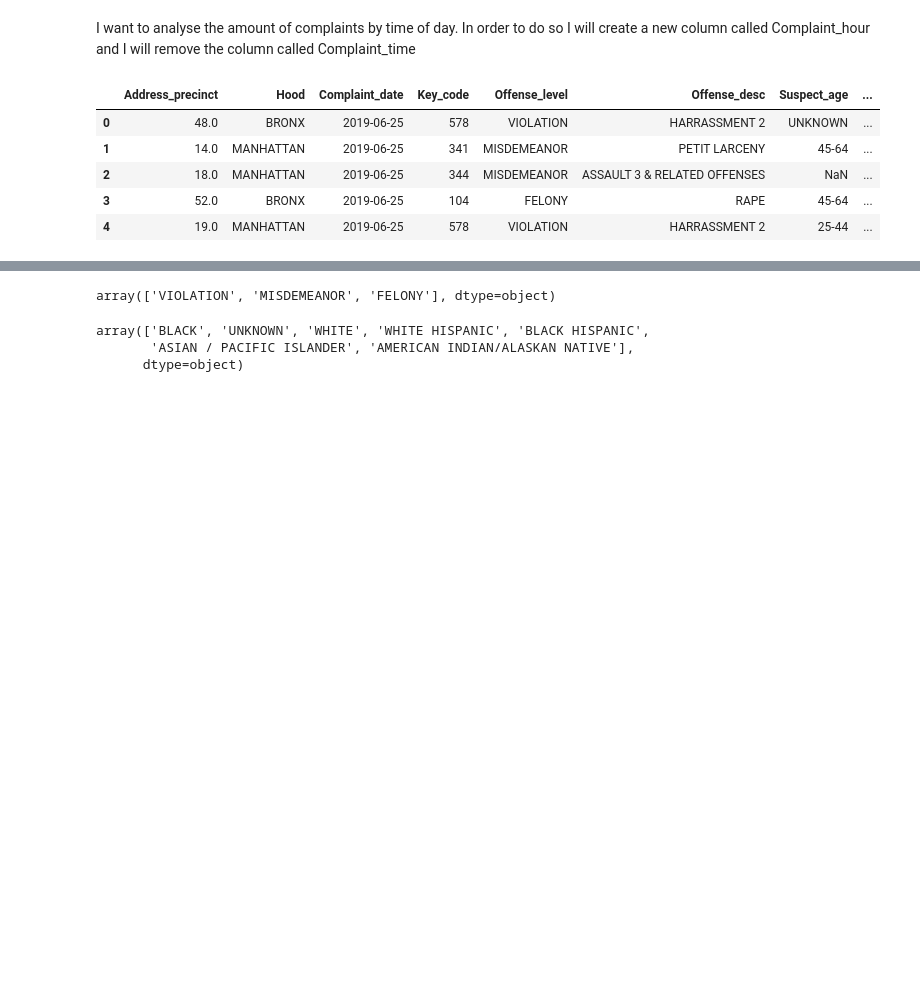
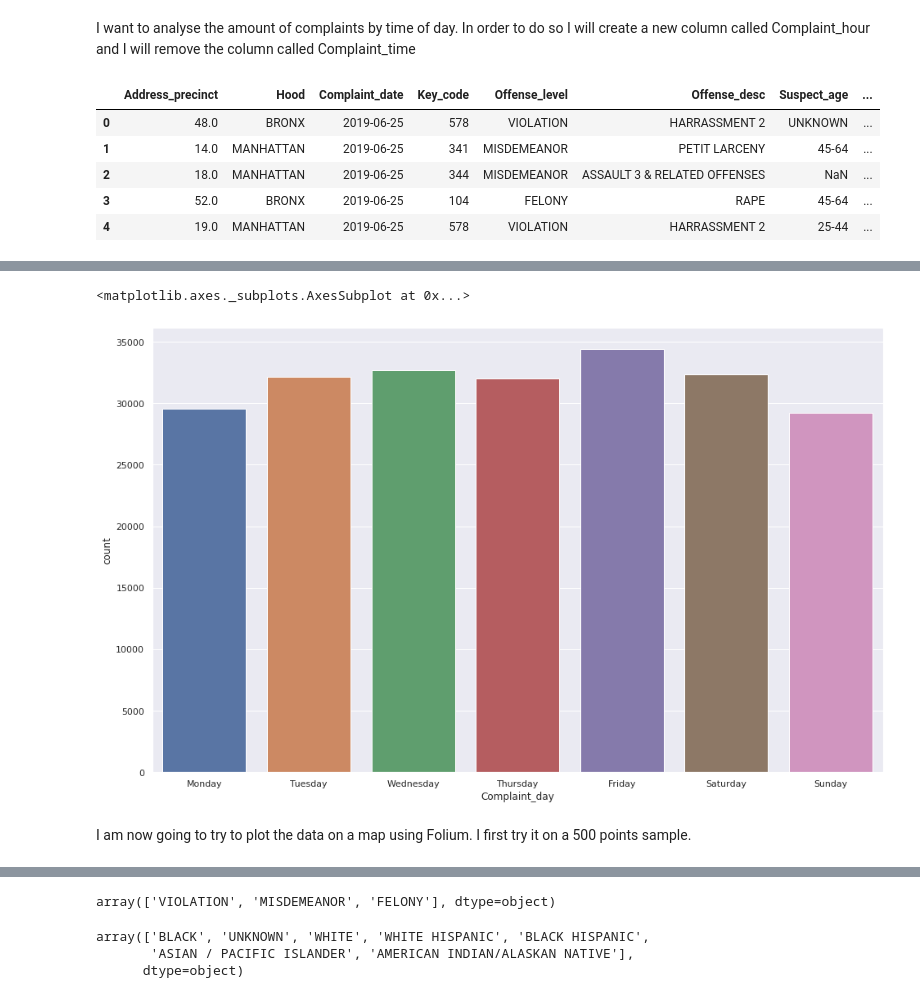
Before and after one commit to ta-data-bcn/Project-Week-5-Your-Own-Project, a Jupyter notebook: your-project/Complaints data analysis.ipynb, the cells around one changed output, grey strips where cells are left out. Saved outputs shown, nothing was run; the diff lists cells and outputs as text; code cells hidden in the pictures; blank space fills up the shorter version.

Commit message:
Data analysis with map started

```diff
--- a/your-project/Complaints data analysis.ipynb
+++ b/your-project/Complaints data analysis.ipynb
@@ -138,0 +147,3 @@ complaints.head()
+# %%
+# Create a new column called Complaint_day that takes the day of each week
+complaints["Complaint_day"] = complaints.Complaint_date.dt.weekday_name
@@ -138,0 +159,8 @@ complaints.head()
+# %%
+# Find out the distribution of complaints by day of the week
+sns.countplot(complaints['Complaint_day'], order = ["Monday", "Tuesday", "Wednesday", "Thursday", "Friday", "Saturday", "Sunday"])
+# %% [output]
+<matplotlib.axes._subplots.AxesSubplot at 0x...>
+[figure, added]
+# %% [markdown]
+I am now going to try to plot the data on a map using Folium. I first try it on a 500 points sample.
```
Also changed, not shown: parts of 9 cells of this notebook, 1 other file.
